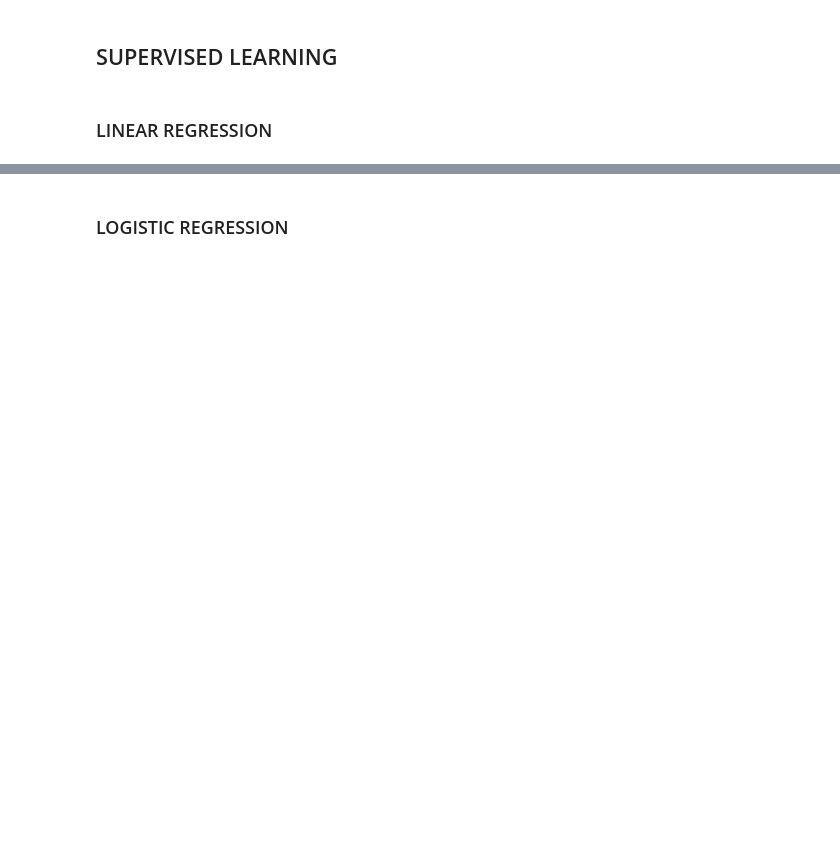
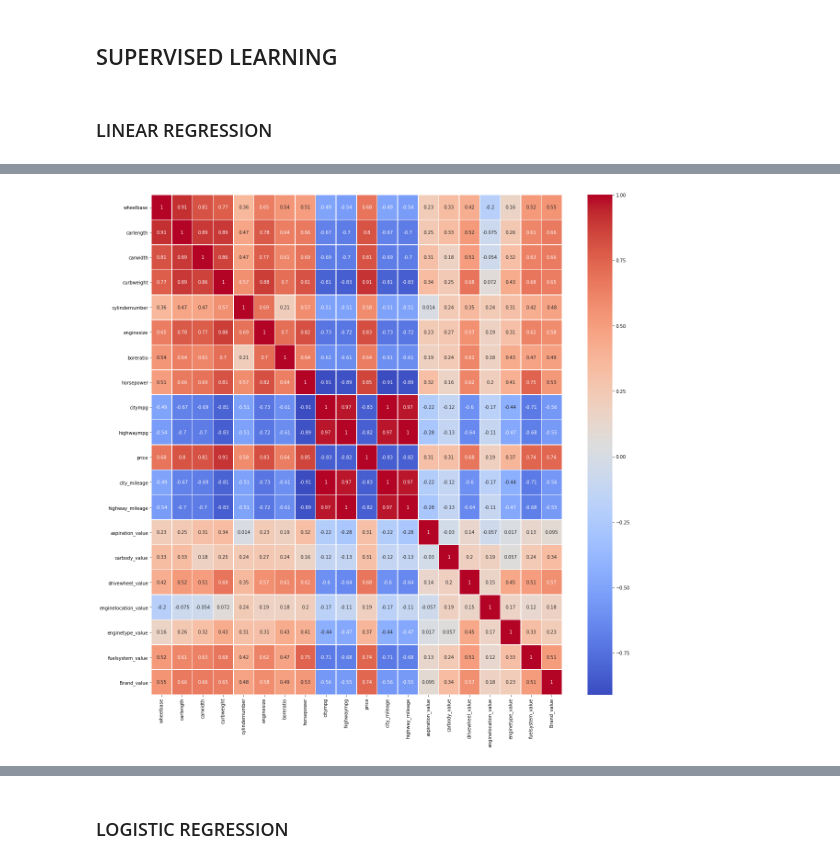
Before and after one commit to KARTHIKEYANC04052002/Machine-Learning-AI-Internship, a Jupyter notebook: ML_Internship_Assignments.ipynb, the cells around one changed output, grey strips where cells are left out. Cells and saved outputs as stored; diff of their text form; code cells hidden in the pictures; blank space fills up the shorter version.

```diff
--- a/ML_Internship_Assignments.ipynb
+++ b/ML_Internship_Assignments.ipynb
@@ -459,0 +380,3 @@ import seaborn as sns
+# %%
+cars_df['city_mileage'] = cars_df['citympg'] / mpg2kmpl
+cars_df['highway_mileage'] = cars_df['highwaympg'] / mpg2kmpl
@@ -459,0 +389,8 @@ import seaborn as sns
+# %%
+columns = cars_df.select_dtypes('object').columns.to_list()
+columns.remove('Model')
+columns.remove('CarName')
+for col in columns:
+  value = cars_df.groupby(col)['price'].mean().to_dict()
+  cars_df[col+'_value'] = cars_df[col].apply(lambda x:value[x])
+cars_df = cars_df.drop(cars_df.select_dtypes('object').columns, axis=1)
@@ -459,0 +414,12 @@ import seaborn as sns
+# %%
+cols = cars_df.select_dtypes(exclude='object').columns
+pearson_coeff, p_value, sig = [], [], []
+for i in list(cols):
+    x, y = stats.pearsonr(cars_df[i], cars_df['price'])
+    pearson_coeff.append(x)
+    p_value.append(y)
+    sig.append('Significant' if y<0.05 else 'Insignificant')
+columns=['Columns', 'Pearson_Co-relation', 'P-Value', 'Significance']
+P_df = pd.DataFrame({columns[0]:cols, columns[1]:pearson_coeff, columns[2]:p_value, columns[3]:sig})
+cars_df = cars_df.drop(P_df[P_df['Significance'] == 'Insignificant']['Columns'].to_list(), axis=1)
+P_df
@@ -459,0 +444,4 @@ import seaborn as sns
+# %%
+columns = cars_df.columns.to_list()
+#columns.remove('price')
+cars_df[columns] = QTransform.fit_transform(cars_df[columns])
@@ -459,0 +465,7 @@ import seaborn as sns
+# %%
+N = len(cars_df.columns)
+plt.figure(figsize = (N, N))
+sns.heatmap(cars_df.corr(method ='pearson'), cmap='coolwarm', annot=True, linewidths=.5)
+plt.show()
+# %% [output]
+[figure, added]
```
Also changed, not shown: parts of 40 cells of this notebook.
